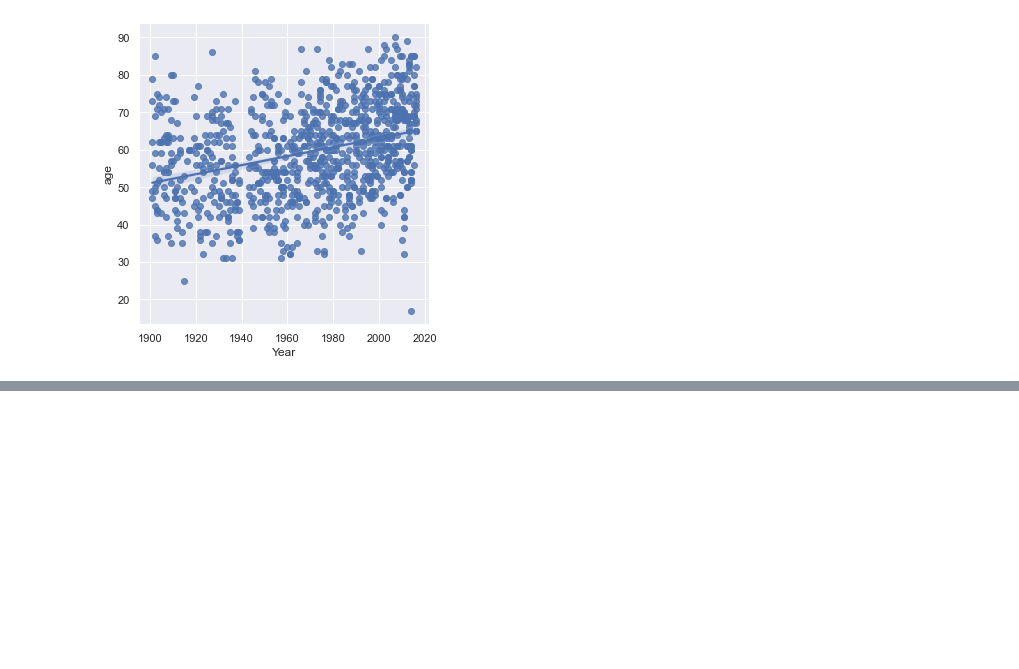
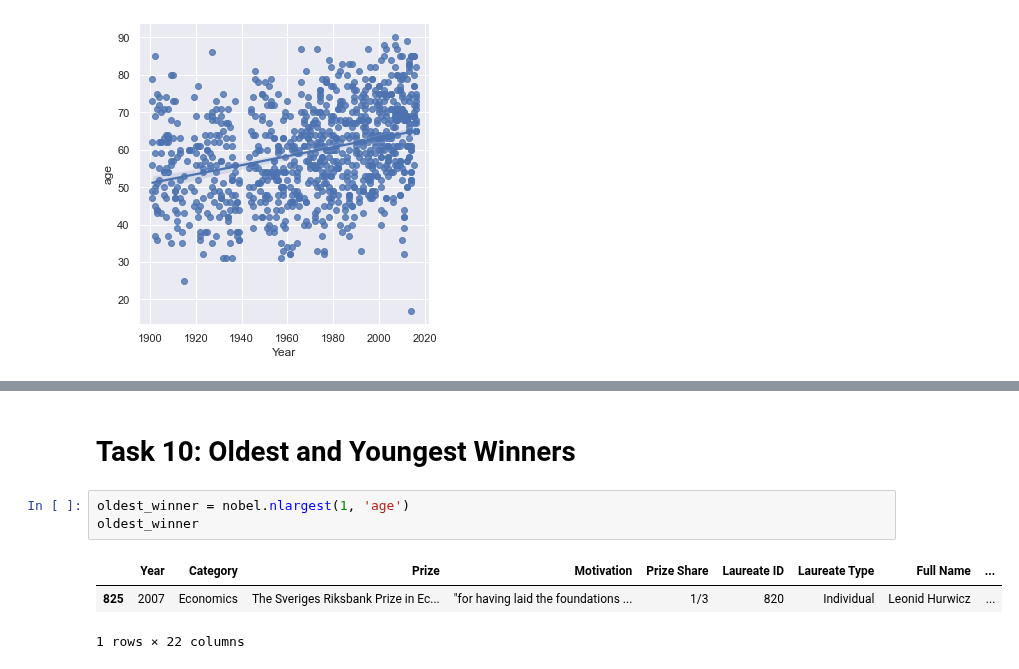
Before and after one commit to Jose-Servin/DataCamp, a Jupyter notebook: Projects/Nobel_Prize/Nobel_Prize_EDA.ipynb, the cells around one changed output, grey strips where cells are left out. Drawn from its saved outputs; the diff is of its cells as text; blank space fills up the shorter version.

```diff
--- a/Projects/Nobel_Prize/Nobel_Prize_EDA.ipynb
+++ b/Projects/Nobel_Prize/Nobel_Prize_EDA.ipynb
@@ -233,0 +255,9 @@ sns.lmplot(data=nobel, x= 'Year', y= 'age')
+# %% [markdown]
+# Task 10: Oldest and Youngest Winners
+# %%
+oldest_winner = nobel.nlargest(1, 'age')
+oldest_winner
+# %% [output]
+|  | Year | Category | Prize | Motivation | Prize Share | Laureate ID | Laureate Type | Full Name | ... |
+| 825 | 2007 | Economics | The Sveriges Riksbank Prize in Ec... | "for having laid the foundations ... | 1/3 | 820 | Individual | Leonid Hurwicz | ... |
+1 rows × 22 columns
```
Also changed, not shown: parts of 6 cells of this notebook.
